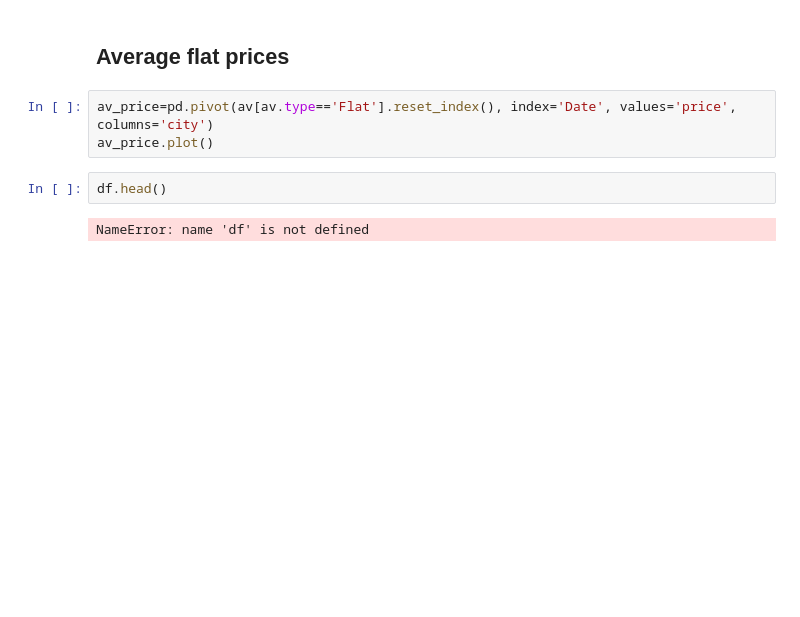
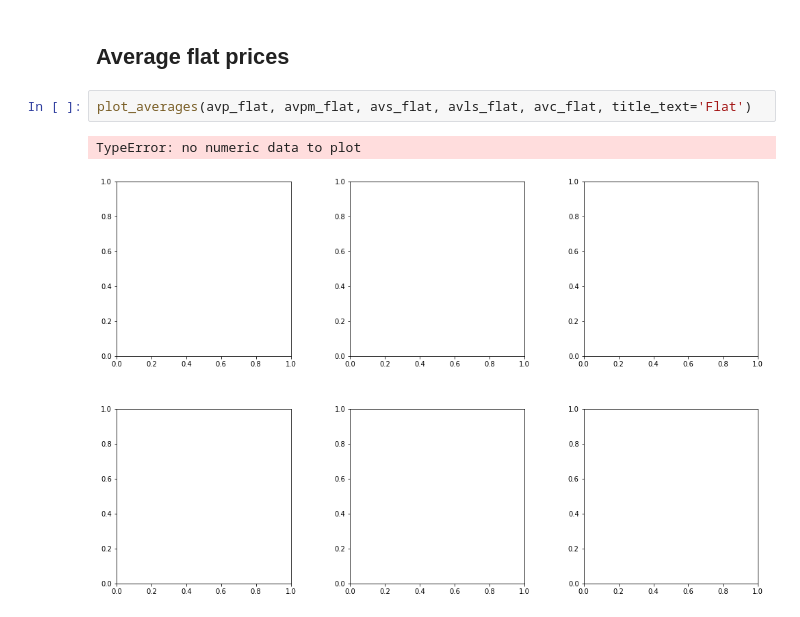
Before and after one commit to diveki/Property-finder, a Jupyter notebook: Summary_for_flats_template.ipynb, the cells around one changed output. Cells and saved outputs as stored; diff of their text form; blank space fills up the shorter version.

```diff
--- a/Summary_for_flats_template.ipynb
+++ b/Summary_for_flats_template.ipynb
@@ -73,9 +85,7 @@ av_price.plot()
 # %% [markdown]
 ## Average flat prices
-# %%
-av_price=pd.pivot(av[av.type=='Flat'].reset_index(), index='Date', values='price', columns='city')
-av_price.plot()
-# %%
-df.head()
-# %% [output]
-NameError: name 'df' is not defined
+# %%
+plot_averages(avp_flat, avpm_flat, avs_flat, avls_flat, avc_flat, title_text='Flat')
+# %% [output]
+TypeError: no numeric data to plot
+[figure, added]
```
Also changed, not shown: parts of 11 cells of this notebook, 2 other files.
